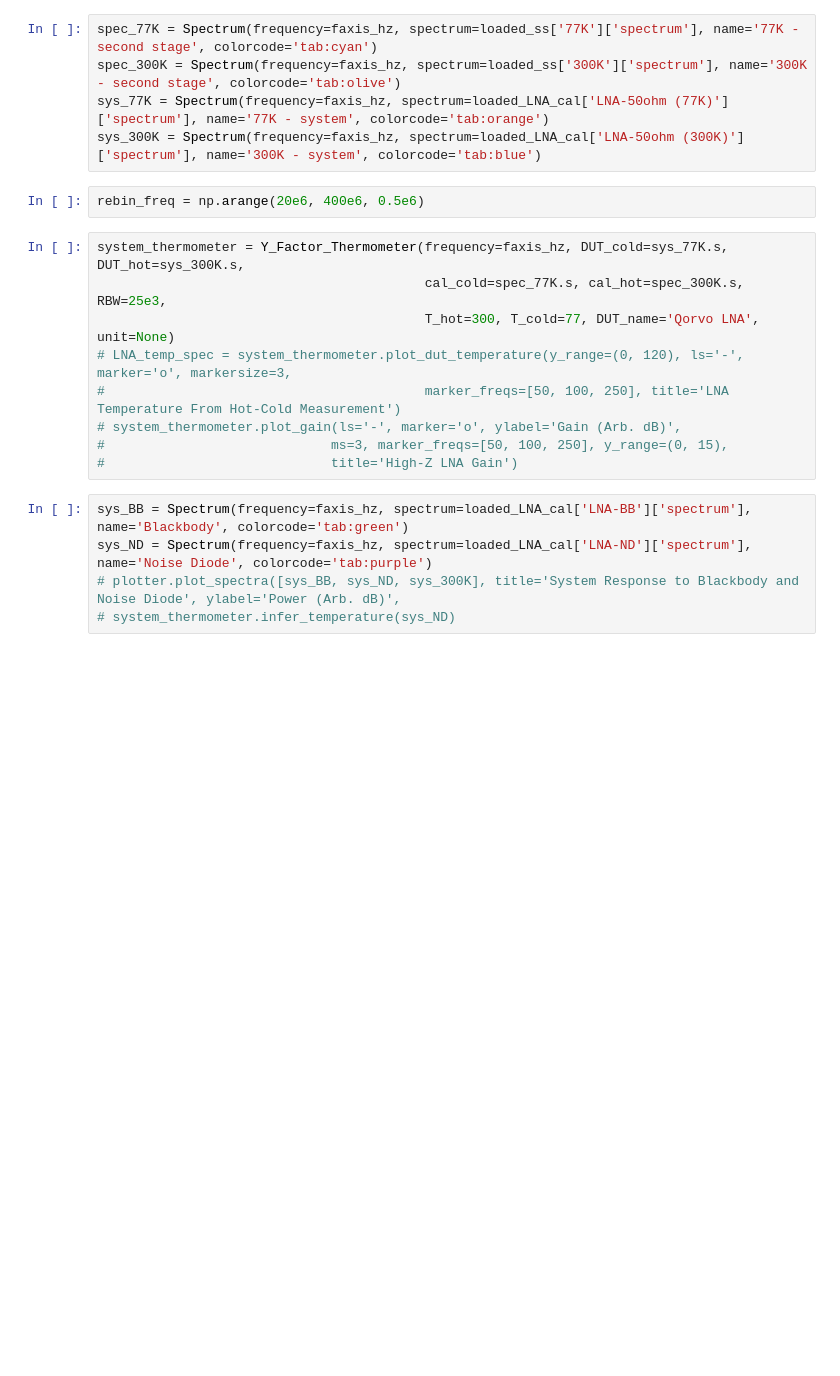
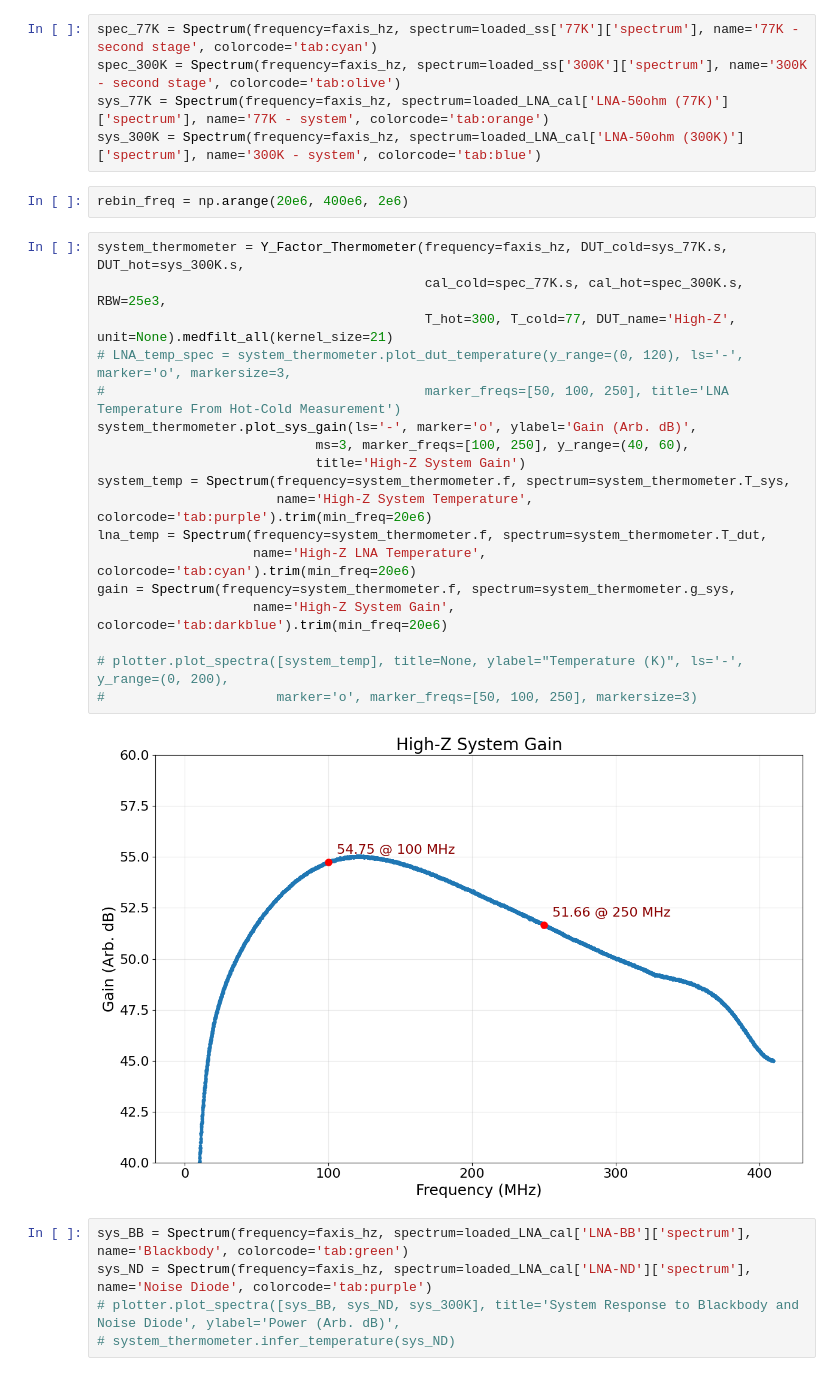
Before and after one commit to alhosani-abdulla/Highz-EXP, a Jupyter notebook: notebooks/multiple_reflection_model.ipynb, the cells around one changed output. Saved outputs shown, nothing was run; the diff lists cells and outputs as text; blank space fills up the shorter version.

```diff
--- a/notebooks/multiple_reflection_model.ipynb
+++ b/notebooks/multiple_reflection_model.ipynb
@@ -88,16 +110,27 @@ spec_300K = Spectrum(frequency=faxis_hz, spectrum=loaded_ss['300K']['spectrum'],
 sys_77K = Spectrum(frequency=faxis_hz, spectrum=loaded_LNA_cal['LNA-50ohm (77K)']['spectrum'], name='77K - system', colorcode='tab:orange')
 sys_300K = Spectrum(frequency=faxis_hz, spectrum=loaded_LNA_cal['LNA-50ohm (300K)']['spectrum'], name='300K - system', colorcode='tab:blue')
 # %%
-rebin_freq = np.arange(20e6, 400e6, 0.5e6)
+rebin_freq = np.arange(20e6, 400e6, 2e6)
 # %%
 system_thermometer = Y_Factor_Thermometer(frequency=faxis_hz, DUT_cold=sys_77K.s, DUT_hot=sys_300K.s,
                                           cal_cold=spec_77K.s, cal_hot=spec_300K.s, RBW=25e3,
-                                          T_hot=300, T_cold=77, DUT_name='Qorvo LNA', unit=None)
+                                          T_hot=300, T_cold=77, DUT_name='High-Z', unit=None).medfilt_all(kernel_size=21)
 # LNA_temp_spec = system_thermometer.plot_dut_temperature(y_range=(0, 120), ls='-', marker='o', markersize=3,
 #                                         marker_freqs=[50, 100, 250], title='LNA Temperature From Hot-Cold Measurement')
-# system_thermometer.plot_gain(ls='-', marker='o', ylabel='Gain (Arb. dB)',
-#                             ms=3, marker_freqs=[50, 100, 250], y_range=(0, 15),
-#                             title='High-Z LNA Gain')
+system_thermometer.plot_sys_gain(ls='-', marker='o', ylabel='Gain (Arb. dB)',
+                            ms=3, marker_freqs=[100, 250], y_range=(40, 60),
+                            title='High-Z System Gain')
+system_temp = Spectrum(frequency=system_thermometer.f, spectrum=system_thermometer.T_sys,
+                       name='High-Z System Temperature', colorcode='tab:purple').trim(min_freq=20e6)
+lna_temp = Spectrum(frequency=system_thermometer.f, spectrum=system_thermometer.T_dut,
+                    name='High-Z LNA Temperature', colorcode='tab:cyan').trim(min_freq=20e6)
+gain = Spectrum(frequency=system_thermometer.f, spectrum=system_thermometer.g_sys,
+                    name='High-Z System Gain', colorcode='tab:darkblue').trim(min_freq=20e6)
+
+# plotter.plot_spectra([system_temp], title=None, ylabel="Temperature (K)", ls='-', y_range=(0, 200),
+#                      marker='o', marker_freqs=[50, 100, 250], markersize=3)
+# %% [output]
+[figure, added]
 # %%
 sys_BB = Spectrum(frequency=faxis_hz, spectrum=loaded_LNA_cal['LNA-BB']['spectrum'], name='Blackbody', colorcode='tab:green')
 sys_ND = Spectrum(frequency=faxis_hz, spectrum=loaded_LNA_cal['LNA-ND']['spectrum'], name='Noise Diode', colorcode='tab:purple')
```
Also changed, not shown: parts of 19 cells of this notebook, 11 other files.
